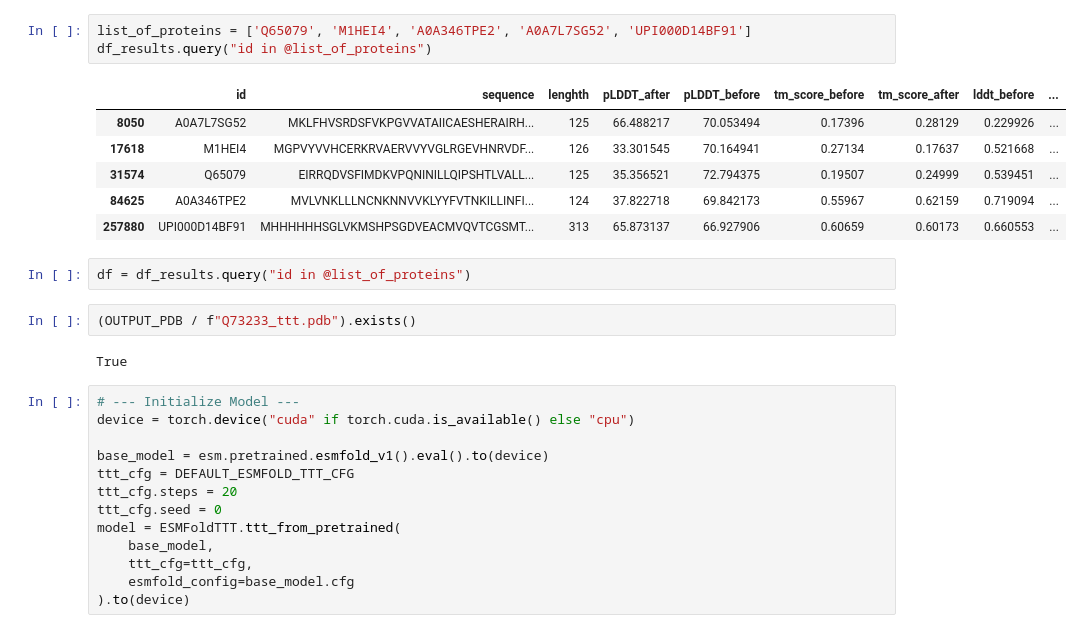
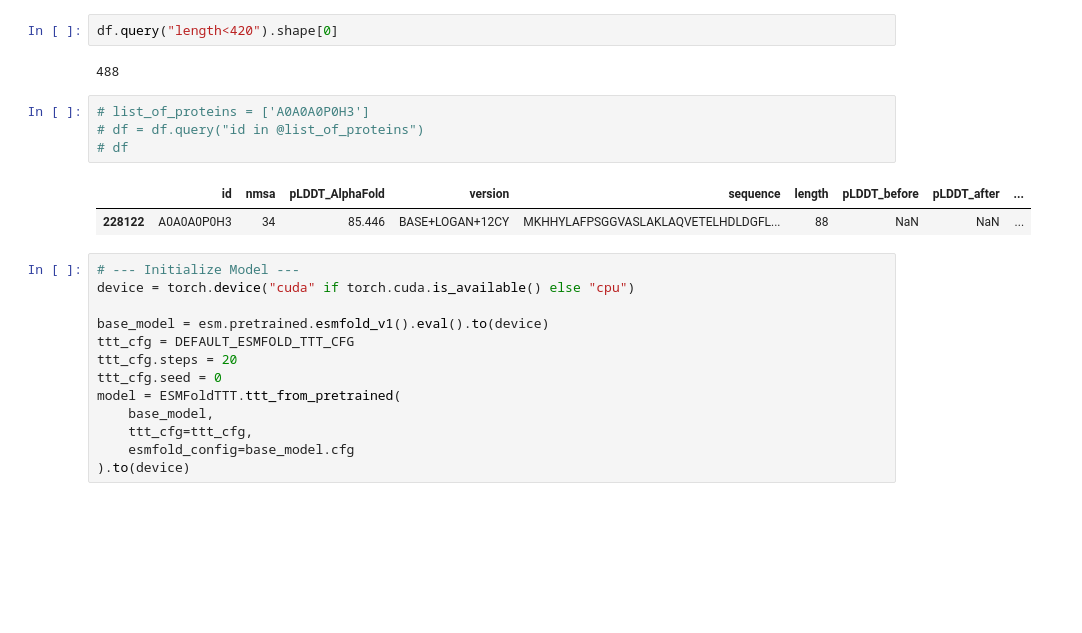
Before and after one commit to pimenol/ProteinTTT, a Jupyter notebook: notebooks/Bfvd.ipynb, the cells around one changed output. Drawn from its saved outputs; the diff is of its cells as text; blank space fills up the shorter version.

```diff
--- a/notebooks/Bfvd.ipynb
+++ b/notebooks/Bfvd.ipynb
@@ -33,19 +69,14 @@ df_results = pd.read_csv(base_path / 'results.tsv', sep="\t")
+# %%
+df.query("length<420").shape[0]
+# %% [output]
+488
 # %%
-list_of_proteins = ['Q65079', 'M1HEI4', 'A0A346TPE2', 'A0A7L7SG52', 'UPI000D14BF91']
-df_results.query("id in @list_of_proteins")
+# list_of_proteins = ['A0A0A0P0H3']
+# df = df.query("id in @list_of_proteins")
+# df
 # %% [output]
-|  | id | sequence | lenghth | pLDDT_after | pLDDT_before | tm_score_before | tm_score_after | lddt_before | ... |
-| 8050 | A0A7L7SG52 | MKLFHVSRDSFVKPGVVATAIICAESHERAIRH... | 125 | 66.488217 | 70.053494 | 0.17396 | 0.28129 | 0.229926 | ... |
-| 17618 | M1HEI4 | MGPVYVVHCERKRVAERVVYVGLRGEVHNRVDF... | 126 | 33.301545 | 70.164941 | 0.27134 | 0.17637 | 0.521668 | ... |
-| 31574 | Q65079 | EIRRQDVSFIMDKVPQNINILLQIPSHTLVALL... | 125 | 35.356521 | 72.794375 | 0.19507 | 0.24999 | 0.539451 | ... |
-| 84625 | A0A346TPE2 | MVLVNKLLLNCNKNNVVKLYYFVTNKILLINFI... | 124 | 37.822718 | 69.842173 | 0.55967 | 0.62159 | 0.719094 | ... |
-| 257880 | UPI000D14BF91 | MHHHHHHSGLVKMSHPSGDVEACMVQVTCGSMT... | 313 | 65.873137 | 66.927906 | 0.60659 | 0.60173 | 0.660553 | ... |
+|  | id | nmsa | pLDDT_AlphaFold | version | sequence | length | pLDDT_before | pLDDT_after | ... |
+| 228122 | A0A0A0P0H3 | 34 | 85.446 | BASE+LOGAN+12CY | MKHHYLAFPSGGVASLAKLAQVETELHDLDGFL... | 88 | NaN | NaN | ... |
-# %%
-df = df_results.query("id in @list_of_proteins")
-# %%
-(OUTPUT_PDB / f"Q73233_ttt.pdb").exists()
-# %% [output]
-True
 # %%
 # --- Initialize Model ---
 device = torch.device("cuda" if torch.cuda.is_available() else "cpu")
```
Also changed, not shown: parts of 29 cells of this notebook.
